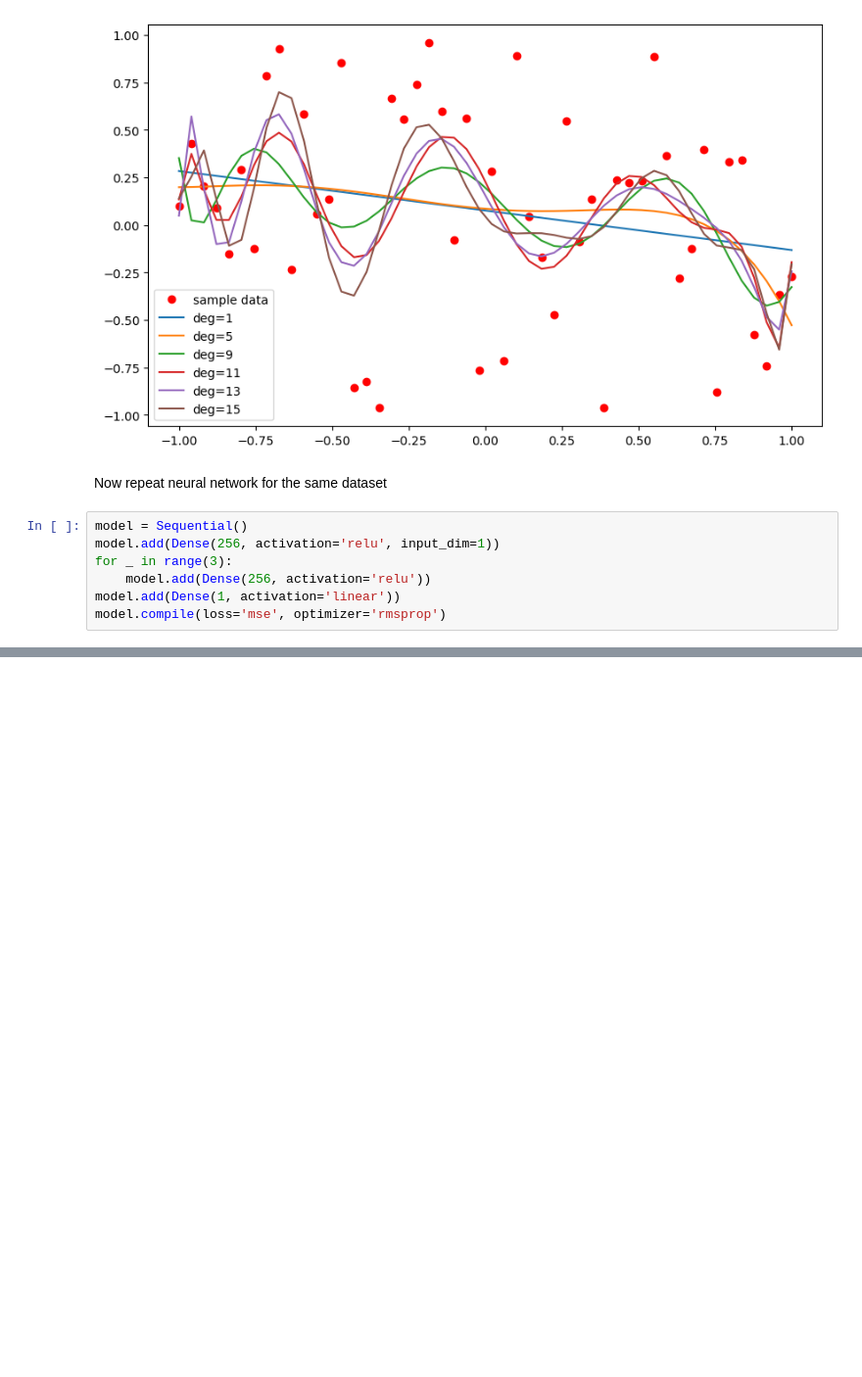
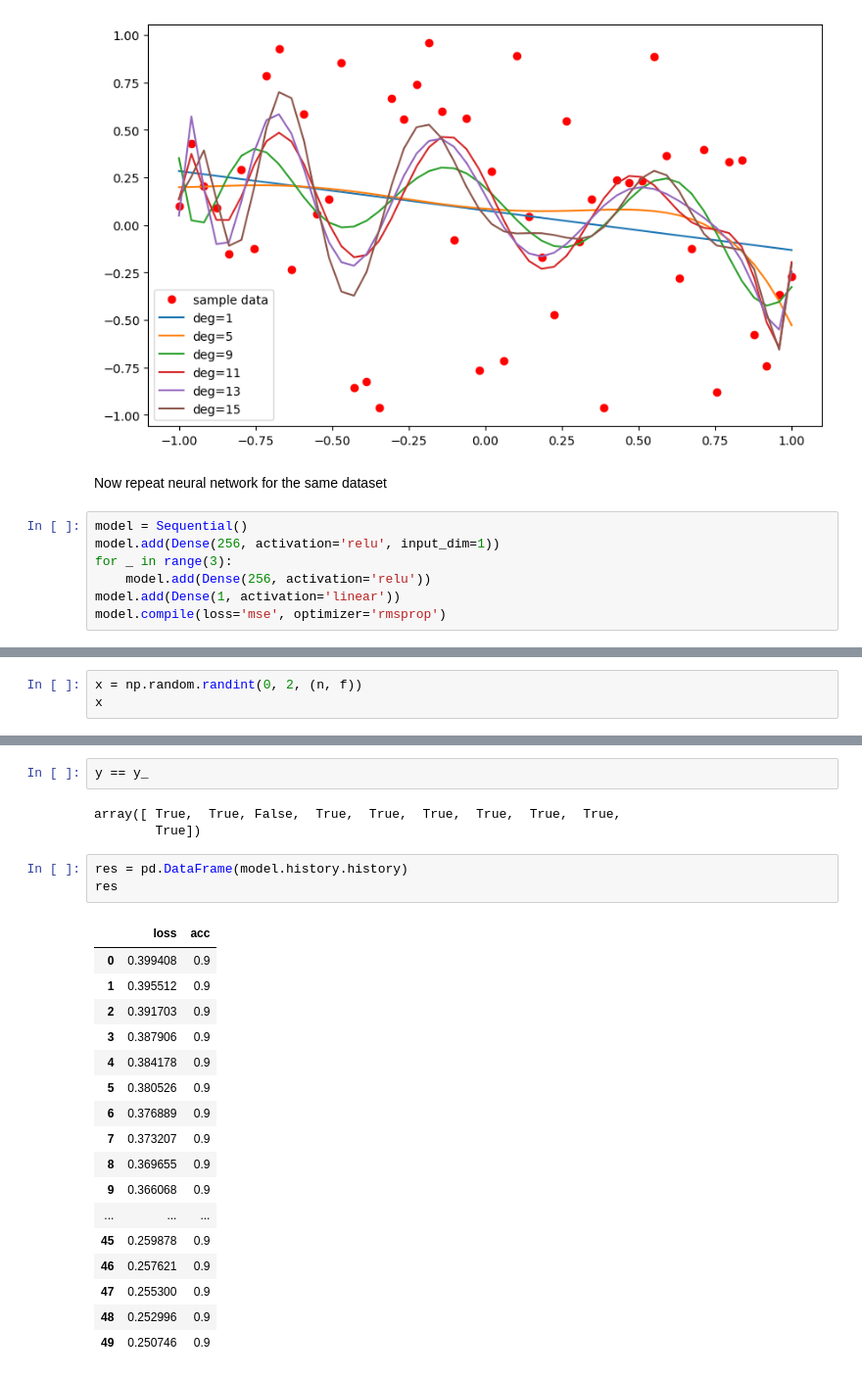
Before and after one commit to mirroredkube/aiinfinance, a Jupyter notebook: neural.ipynb, the cells around one changed output, grey strips where cells are left out. Shown at 98% size. Saved outputs shown, nothing was run; the diff lists cells and outputs as text; blank space fills up the shorter version.

```diff
--- a/neural.ipynb
+++ b/neural.ipynb
@@ -220,0 +244,3 @@ Wall time: 36.8 s
+# %%
+x = np.random.randint(0, 2, (n, f))
+x
@@ -220,0 +278,26 @@ Wall time: 36.8 s
+# %%
+y == y_
+# %% [output]
+array([ True,  True, False,  True,  True,  True,  True,  True,  True,
+        True])
+# %%
+res = pd.DataFrame(model.history.history)
+res
+# %% [output]
+|  | loss | acc |
+| 0 | 0.399408 | 0.9 |
+| 1 | 0.395512 | 0.9 |
+| 2 | 0.391703 | 0.9 |
+| 3 | 0.387906 | 0.9 |
+| 4 | 0.384178 | 0.9 |
+| 5 | 0.380526 | 0.9 |
+| 6 | 0.376889 | 0.9 |
+| 7 | 0.373207 | 0.9 |
+| 8 | 0.369655 | 0.9 |
+| 9 | 0.366068 | 0.9 |
+| ... | ... | ... |
+| 45 | 0.259878 | 0.9 |
+| 46 | 0.257621 | 0.9 |
+| 47 | 0.255300 | 0.9 |
+| 48 | 0.252996 | 0.9 |
+| 49 | 0.250746 | 0.9 |
```
Also changed, not shown: parts of 17 cells of this notebook.
